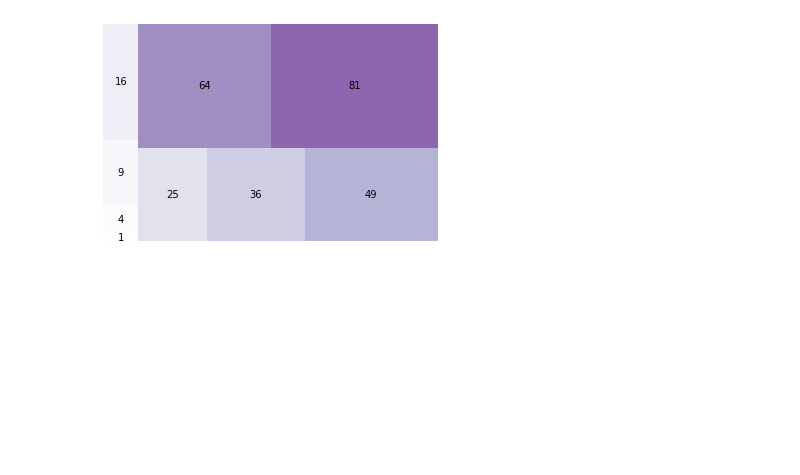
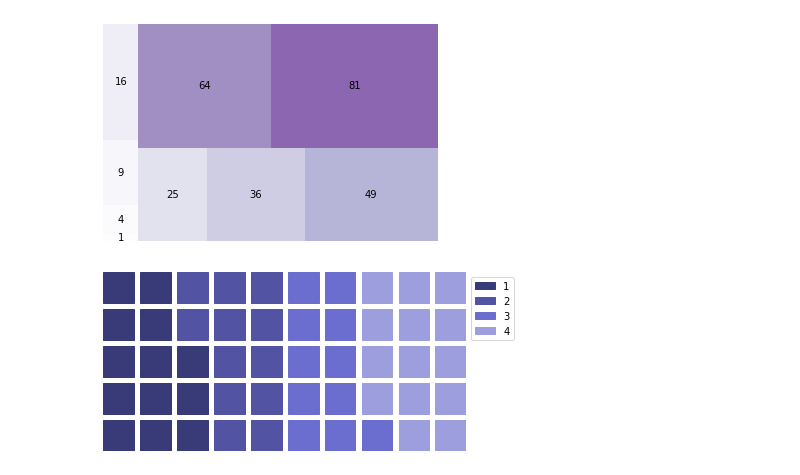
Before and after one commit to steffincodes/googlecolabnotbooks, a Jupyter notebook: Matplotlib101.ipynb, the cells around one changed output. Saved outputs shown, nothing was run; the diff lists cells and outputs as text; code cells hidden in the pictures; blank space fills up the shorter version.

Commit message:
🧇 Waffle Chart

```diff
--- a/Matplotlib101.ipynb
+++ b/Matplotlib101.ipynb
@@ -176,3 +176,24 @@ squarify.plot(
 matplotlib.pyplot.axis("off");
 # %% [output]
 [figure]
+# %%
+!pip install pywaffle -q
+import matplotlib.pyplot as plt
+from pywaffle import Waffle
+from random import randint
+
+X=[randint(1,4) for x in range(1,101)]
+data=dict([i,X.count(i)] for i in set(X))
+
+plt.figure(
+    FigureClass=Waffle,
+    rows=5,columns=10,
+    values=data,
+    cmap_name="tab20b",
+    legend={
+        'loc':'upper left',
+        'bbox_to_anchor':(1,1)
+    },
+);
+# %% [output]
+[figure, added]
```
